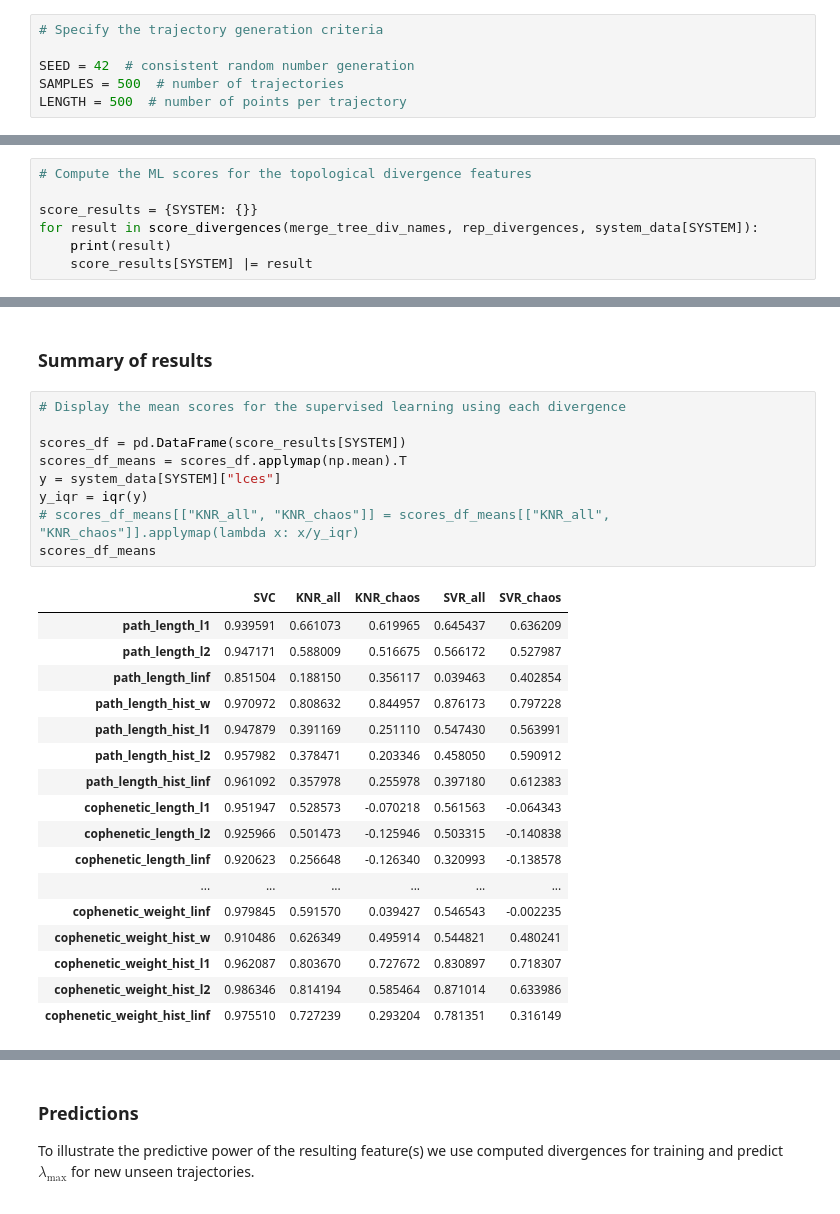
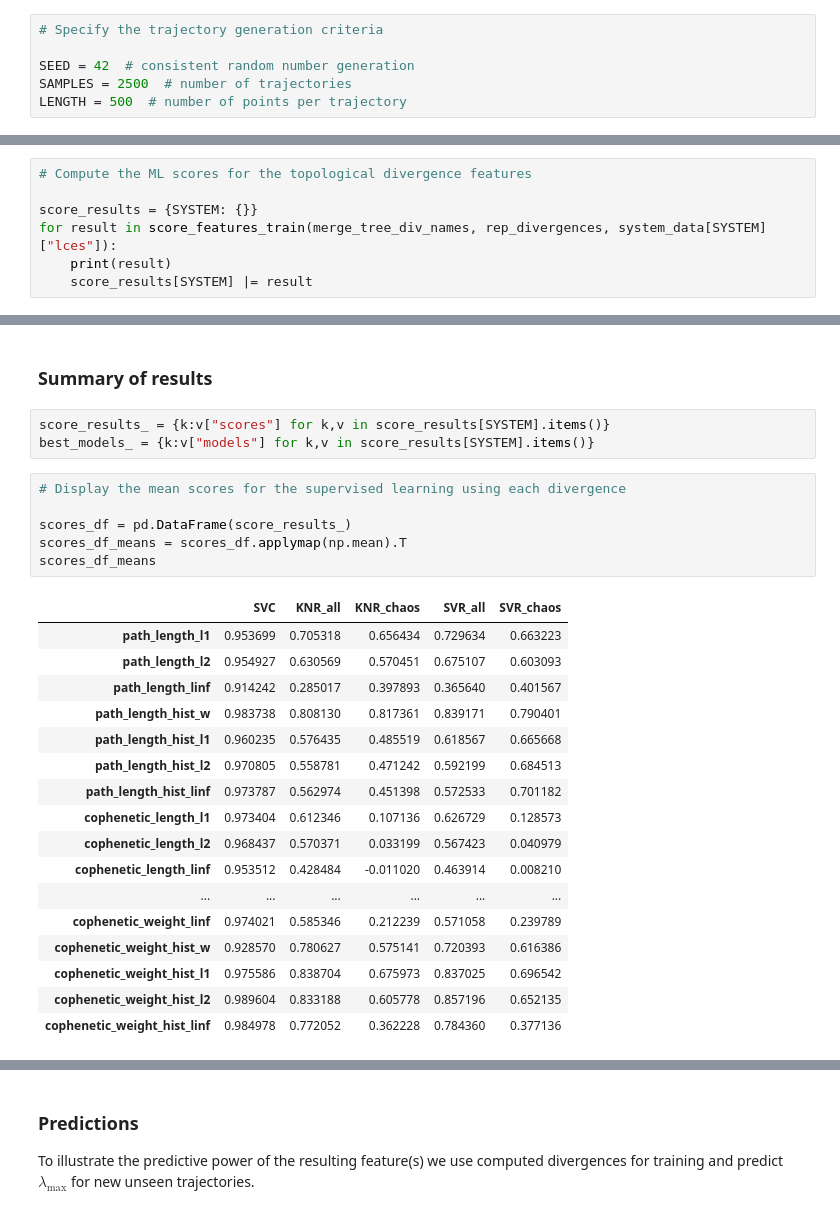
Before and after one commit to colinstephen/topological_divergences, a Jupyter notebook: white_noise.ipynb, the cells around one changed output, grey strips where cells are left out. Cells and saved outputs as stored; diff of their text form.

```diff
--- a/white_noise.ipynb
+++ b/white_noise.ipynb
@@ -64,7 +65,7 @@ def scale(ts):
 # Specify the trajectory generation criteria
 
 SEED = 42  # consistent random number generation
-SAMPLES = 500  # number of trajectories
+SAMPLES = 2500  # number of trajectories
 LENGTH = 500  # number of points per trajectory
 # %%
 # Generate the actual system data to analyse
@@ -178,7 +217,7 @@ rep_divergences = np.array(rep_divergences)  # array of shape (n_trajectories, n
 # Compute the ML scores for the topological divergence features
 
 score_results = {SYSTEM: {}}
-for result in score_divergences(merge_tree_div_names, rep_divergences, system_data[SYSTEM]):
+for result in score_features_train(merge_tree_div_names, rep_divergences, system_data[SYSTEM]["lces"]):
     print(result)
     score_results[SYSTEM] |= result
 # %% [output]
@@ -202,32 +241,32 @@ for result in score_divergences(merge_tree_div_names, rep_divergences, system_da
 # %% [markdown]
 ### Summary of results
+# %%
+score_results_ = {k:v["scores"] for k,v in score_results[SYSTEM].items()}
+best_models_ = {k:v["models"] for k,v in score_results[SYSTEM].items()}
 # %%
 # Display the mean scores for the supervised learning using each divergence
 
-scores_df = pd.DataFrame(score_results[SYSTEM])
+scores_df = pd.DataFrame(score_results_)
 scores_df_means = scores_df.applymap(np.mean).T
-y = system_data[SYSTEM]["lces"]
-y_iqr = iqr(y)
-# scores_df_means[["KNR_all", "KNR_chaos"]] = scores_df_means[["KNR_all", "KNR_chaos"]].applymap(lambda x: x/y_iqr)
 scores_df_means
 # %% [output]
 |  | SVC | KNR_all | KNR_chaos | SVR_all | SVR_chaos |
-| path_length_l1 | 0.939591 | 0.661073 | 0.619965 | 0.645437 | 0.636209 |
-| path_length_l2 | 0.947171 | 0.588009 | 0.516675 | 0.566172 | 0.527987 |
-| path_length_linf | 0.851504 | 0.188150 | 0.356117 | 0.039463 | 0.402854 |
-| path_length_hist_w | 0.970972 | 0.808632 | 0.844957 | 0.876173 | 0.797228 |
-| path_length_hist_l1 | 0.947879 | 0.391169 | 0.251110 | 0.547430 | 0.563991 |
-| path_length_hist_l2 | 0.957982 | 0.378471 | 0.203346 | 0.458050 | 0.590912 |
-| path_length_hist_linf | 0.961092 | 0.357978 | 0.255978 | 0.397180 | 0.612383 |
-| cophenetic_length_l1 | 0.951947 | 0.528573 | -0.070218 | 0.561563 | -0.064343 |
-| cophenetic_length_l2 | 0.925966 | 0.501473 | -0.125946 | 0.503315 | -0.140838 |
-| cophenetic_length_linf | 0.920623 | 0.256648 | -0.126340 | 0.320993 | -0.138578 |
+| path_length_l1 | 0.953699 | 0.705318 | 0.656434 | 0.729634 | 0.663223 |
+| path_length_l2 | 0.954927 | 0.630569 | 0.570451 | 0.675107 | 0.603093 |
+| path_length_linf | 0.914242 | 0.285017 | 0.397893 | 0.365640 | 0.401567 |
+| path_length_hist_w | 0.983738 | 0.808130 | 0.817361 | 0.839171 | 0.790401 |
+| path_length_hist_l1 | 0.960235 | 0.576435 | 0.485519 | 0.618567 | 0.665668 |
+| path_length_hist_l2 | 0.970805 | 0.558781 | 0.471242 | 0.592199 | 0.684513 |
+| path_length_hist_linf | 0.973787 | 0.562974 | 0.451398 | 0.572533 | 0.701182 |
+| cophenetic_length_l1 | 0.973404 | 0.612346 | 0.107136 | 0.626729 | 0.128573 |
+| cophenetic_length_l2 | 0.968437 | 0.570371 | 0.033199 | 0.567423 | 0.040979 |
+| cophenetic_length_linf | 0.953512 | 0.428484 | -0.011020 | 0.463914 | 0.008210 |
 | ... | ... | ... | ... | ... | ... |
-| cophenetic_weight_linf | 0.979845 | 0.591570 | 0.039427 | 0.546543 | -0.002235 |
-| cophenetic_weight_hist_w | 0.910486 | 0.626349 | 0.495914 | 0.544821 | 0.480241 |
-| cophenetic_weight_hist_l1 | 0.962087 | 0.803670 | 0.727672 | 0.830897 | 0.718307 |
-| cophenetic_weight_hist_l2 | 0.986346 | 0.814194 | 0.585464 | 0.871014 | 0.633986 |
-| cophenetic_weight_hist_linf | 0.975510 | 0.727239 | 0.293204 | 0.781351 | 0.316149 |
+| cophenetic_weight_linf | 0.974021 | 0.585346 | 0.212239 | 0.571058 | 0.239789 |
+| cophenetic_weight_hist_w | 0.928570 | 0.780627 | 0.575141 | 0.720393 | 0.616386 |
+| cophenetic_weight_hist_l1 | 0.975586 | 0.838704 | 0.675973 | 0.837025 | 0.696542 |
+| cophenetic_weight_hist_l2 | 0.989604 | 0.833188 | 0.605778 | 0.857196 | 0.652135 |
+| cophenetic_weight_hist_linf | 0.984978 | 0.772052 | 0.362228 | 0.784360 | 0.377136 |
 # %%
 # Pull out the best features
 
```
Also changed, not shown: parts of 21 cells of this notebook.
